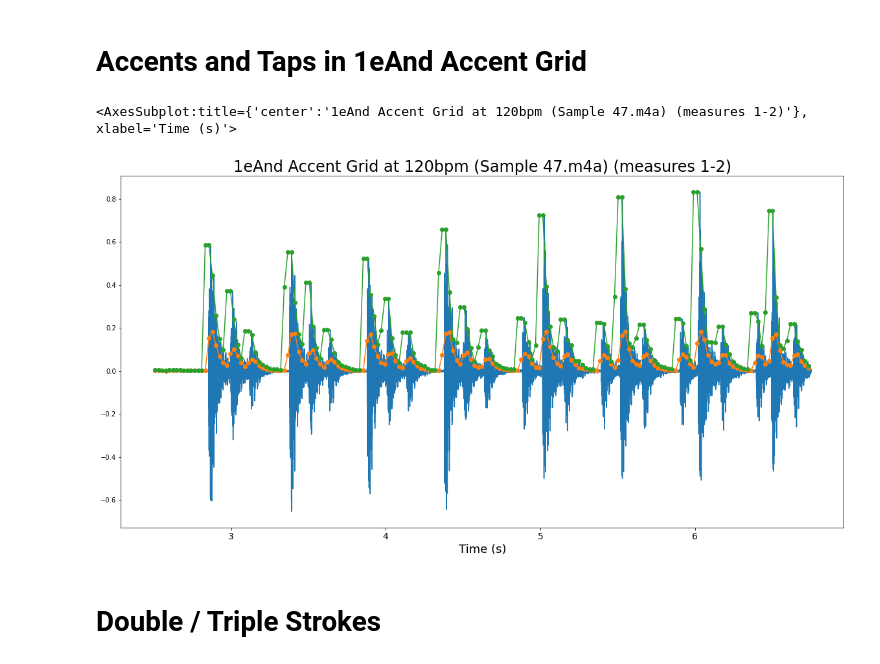
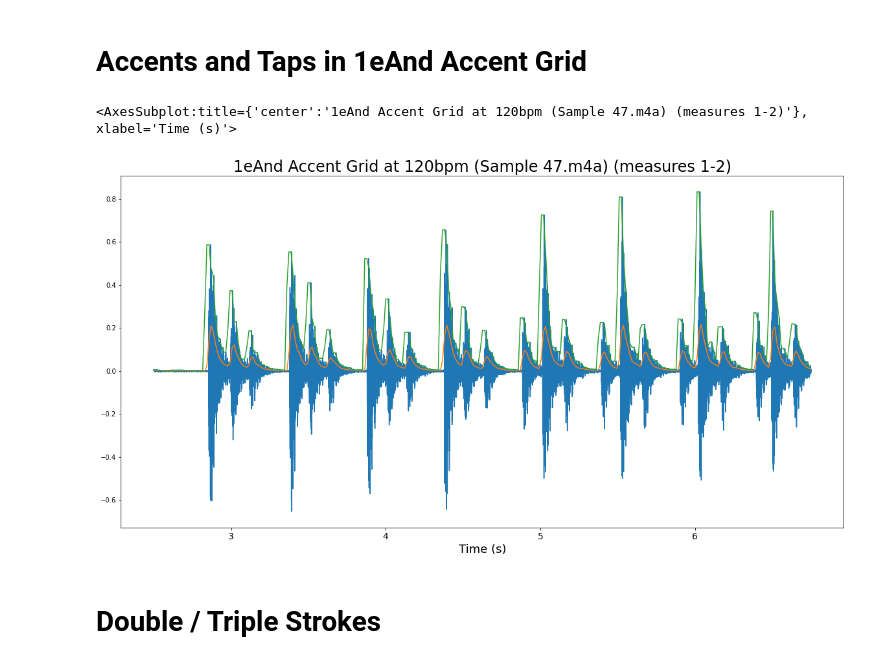
Before and after one commit to prestondunton/rhythm_regression, a Jupyter notebook: Amplitude_Envelope_and_RMS_Energy.ipynb, the cells around one changed output. Drawn from its saved outputs; the diff is of its cells as text; code cells hidden in the pictures.

```diff
--- a/Amplitude_Envelope_and_RMS_Energy.ipynb
+++ b/Amplitude_Envelope_and_RMS_Energy.ipynb
@@ -10,6 +10,8 @@ import warnings
 warnings.filterwarnings('ignore')
 
 SAMPLING_RATE = 22050
+HOP_LENGTH = 300
+FRAME_LENGTH = 600
 # %% [markdown]
 # Analysis Goals
 
@@ -56,12 +58,17 @@ for i in range(len(signals)):
 # %%
 time_range = (2.5, 6.75)
 
 axs = nbt.plot_signal(signals[0], time_range=time_range)
-axs = nbt.plot_rms_energy(signals[0], time_range=time_range, fmt='-o', original_signal=False, axs=axs)
-nbt.plot_amplitude_envelope(signals[0], title=plot_titles[0] + ' (measures 1-2)', time_range=time_range, fmt='-o', original_signal=False, axs=axs)
+
+axs = nbt.plot_rms_energy(signals[0], frame_size=FRAME_LENGTH, hop_length=HOP_LENGTH, time_range=time_range,
+                          fmt='-', original_signal=False, axs=axs)
+
+nbt.plot_amplitude_envelope(signals[0], frame_size=FRAME_LENGTH, hop_length=HOP_LENGTH,
+                            title=plot_titles[0] + ' (measures 1-2)', time_range=time_range,
+                            fmt='-', original_signal=False, axs=axs)
 # %% [output]
 <AxesSubplot:title={'center':'1eAnd Accent Grid at 120bpm (Sample 47.m4a) (measures 1-2)'}, xlabel='Time (s)'>
-[figure, old version]
+[figure, new version]
 # %% [markdown]
 # Double / Triple Strokes
 # %%
```
Also changed, not shown: parts of 5 cells of this notebook.
